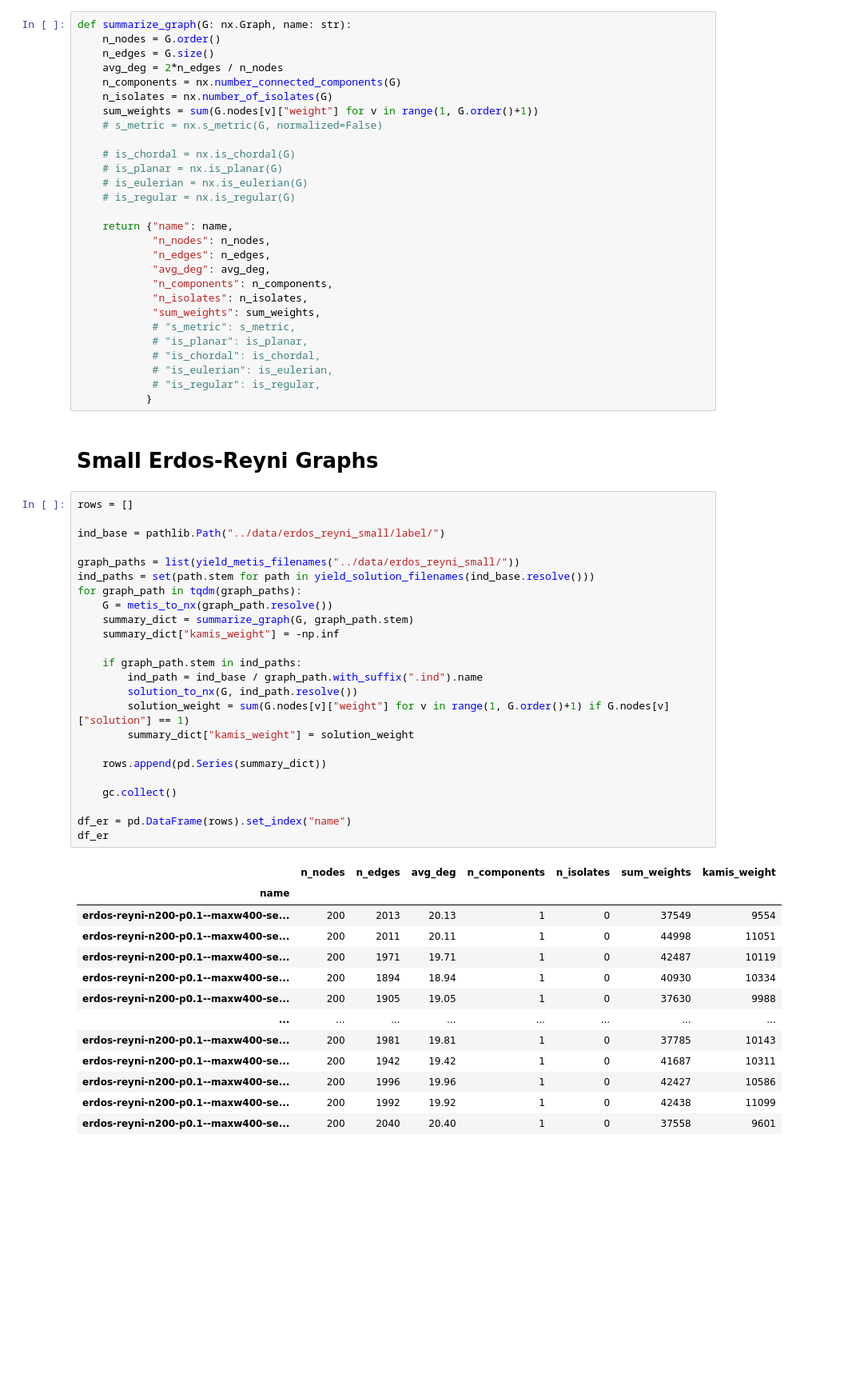
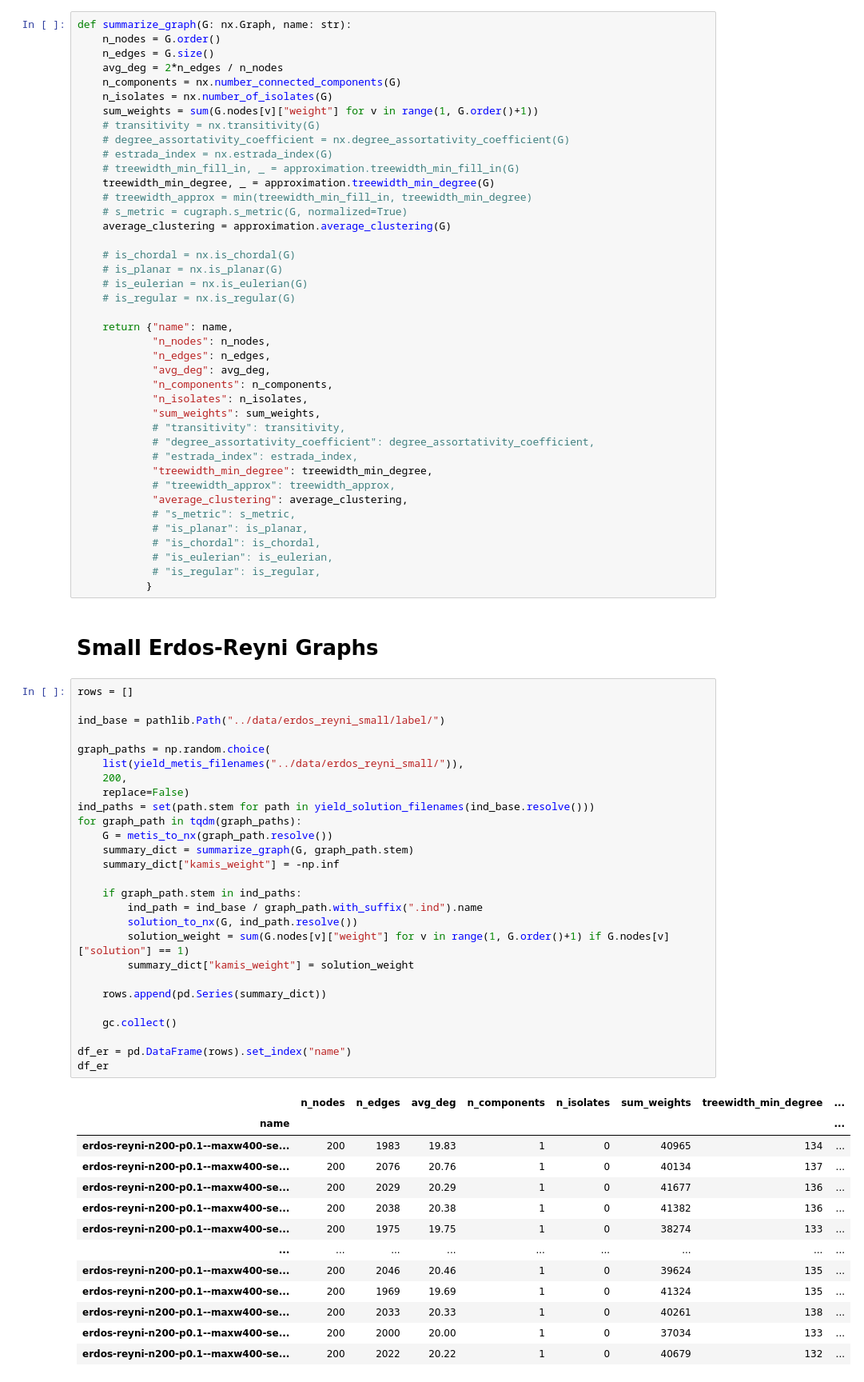
Before and after one commit to felix-cfzhou/CPSC583-Project, a Jupyter notebook: notebooks/analysis.ipynb, the cells around one changed output. Shown at 80% size. Cells and saved outputs as stored; diff of their text form; blank space fills up the shorter version.

```diff
--- a/notebooks/analysis.ipynb
+++ b/notebooks/analysis.ipynb
@@ -37,7 +40,14 @@ def summarize_graph(G: nx.Graph, name: str):
     n_components = nx.number_connected_components(G)
     n_isolates = nx.number_of_isolates(G)
     sum_weights = sum(G.nodes[v]["weight"] for v in range(1, G.order()+1))
-    # s_metric = nx.s_metric(G, normalized=False)
+    # transitivity = nx.transitivity(G)
+    # degree_assortativity_coefficient = nx.degree_assortativity_coefficient(G)
+    # estrada_index = nx.estrada_index(G)
+    # treewidth_min_fill_in, _ = approximation.treewidth_min_fill_in(G)
+    treewidth_min_degree, _ = approximation.treewidth_min_degree(G)
+    # treewidth_approx = min(treewidth_min_fill_in, treewidth_min_degree)
+    # s_metric = cugraph.s_metric(G, normalized=True)
+    average_clustering = approximation.average_clustering(G)
 
     # is_chordal = nx.is_chordal(G)
     # is_planar = nx.is_planar(G)
@@ -51,6 +61,12 @@ def summarize_graph(G: nx.Graph, name: str):
             "n_components": n_components,
             "n_isolates": n_isolates,
             "sum_weights": sum_weights,
+            # "transitivity": transitivity,
+            # "degree_assortativity_coefficient": degree_assortativity_coefficient,
+            # "estrada_index": estrada_index,
+            "treewidth_min_degree": treewidth_min_degree,
+            # "treewidth_approx": treewidth_approx,
+            "average_clustering": average_clustering,
             # "s_metric": s_metric,
             # "is_planar": is_planar,
             # "is_chordal": is_chordal,
@@ -62,38 +78,41 @@ def summarize_graph(G: nx.Graph, name: str):
 # %%
 rows = []
 
 ind_base = pathlib.Path("../data/erdos_reyni_small/label/")
 
-graph_paths = list(yield_metis_filenames("../data/erdos_reyni_small/"))
+graph_paths = np.random.choice(
+    list(yield_metis_filenames("../data/erdos_reyni_small/")),
+    200,
+    replace=False)
 ind_paths = set(path.stem for path in yield_solution_filenames(ind_base.resolve()))
 for graph_path in tqdm(graph_paths):
     G = metis_to_nx(graph_path.resolve())
     summary_dict = summarize_graph(G, graph_path.stem)
     summary_dict["kamis_weight"] = -np.inf
 
     if graph_path.stem in ind_paths:
         ind_path = ind_base / graph_path.with_suffix(".ind").name
         solution_to_nx(G, ind_path.resolve())
         solution_weight = sum(G.nodes[v]["weight"] for v in range(1, G.order()+1) if G.nodes[v]["solution"] == 1)
         summary_dict["kamis_weight"] = solution_weight
 
     rows.append(pd.Series(summary_dict))
 
     gc.collect()
 
 df_er = pd.DataFrame(rows).set_index("name")
 df_er
 # %% [output]
-|  | n_nodes | n_edges | avg_deg | n_components | n_isolates | sum_weights | kamis_weight |
-| name |  |  |  |  |  |  |  |
-| erdos-reyni-n200-p0.1--maxw400-se... | 200 | 2013 | 20.13 | 1 | 0 | 37549 | 9554 |
-| erdos-reyni-n200-p0.1--maxw400-se... | 200 | 2011 | 20.11 | 1 | 0 | 44998 | 11051 |
-| erdos-reyni-n200-p0.1--maxw400-se... | 200 | 1971 | 19.71 | 1 | 0 | 42487 | 10119 |
-| erdos-reyni-n200-p0.1--maxw400-se... | 200 | 1894 | 18.94 | 1 | 0 | 40930 | 10334 |
-| erdos-reyni-n200-p0.1--maxw400-se... | 200 | 1905 | 19.05 | 1 | 0 | 37630 | 9988 |
-| ... | ... | ... | ... | ... | ... | ... | ... |
-| erdos-reyni-n200-p0.1--maxw400-se... | 200 | 1981 | 19.81 | 1 | 0 | 37785 | 10143 |
-| erdos-reyni-n200-p0.1--maxw400-se... | 200 | 1942 | 19.42 | 1 | 0 | 41687 | 10311 |
-| erdos-reyni-n200-p0.1--maxw400-se... | 200 | 1996 | 19.96 | 1 | 0 | 42427 | 10586 |
-| erdos-reyni-n200-p0.1--maxw400-se... | 200 | 1992 | 19.92 | 1 | 0 | 42438 | 11099 |
-| erdos-reyni-n200-p0.1--maxw400-se... | 200 | 2040 | 20.40 | 1 | 0 | 37558 | 9601 |
+|  | n_nodes | n_edges | avg_deg | n_components | n_isolates | sum_weights | treewidth_min_degree | ... |
+| name |  |  |  |  |  |  |  | ... |
+| erdos-reyni-n200-p0.1--maxw400-se... | 200 | 1983 | 19.83 | 1 | 0 | 40965 | 134 | ... |
+| erdos-reyni-n200-p0.1--maxw400-se... | 200 | 2076 | 20.76 | 1 | 0 | 40134 | 137 | ... |
+| erdos-reyni-n200-p0.1--maxw400-se... | 200 | 2029 | 20.29 | 1 | 0 | 41677 | 136 | ... |
+| erdos-reyni-n200-p0.1--maxw400-se... | 200 | 2038 | 20.38 | 1 | 0 | 41382 | 136 | ... |
+| erdos-reyni-n200-p0.1--maxw400-se... | 200 | 1975 | 19.75 | 1 | 0 | 38274 | 133 | ... |
+| ... | ... | ... | ... | ... | ... | ... | ... | ... |
+| erdos-reyni-n200-p0.1--maxw400-se... | 200 | 2046 | 20.46 | 1 | 0 | 39624 | 135 | ... |
+| erdos-reyni-n200-p0.1--maxw400-se... | 200 | 1969 | 19.69 | 1 | 0 | 41324 | 135 | ... |
+| erdos-reyni-n200-p0.1--maxw400-se... | 200 | 2033 | 20.33 | 1 | 0 | 40261 | 138 | ... |
+| erdos-reyni-n200-p0.1--maxw400-se... | 200 | 2000 | 20.00 | 1 | 0 | 37034 | 133 | ... |
+| erdos-reyni-n200-p0.1--maxw400-se... | 200 | 2022 | 20.22 | 1 | 0 | 40679 | 132 | ... |
```
Also changed, not shown: parts of 15 cells of this notebook, 2 other files.
